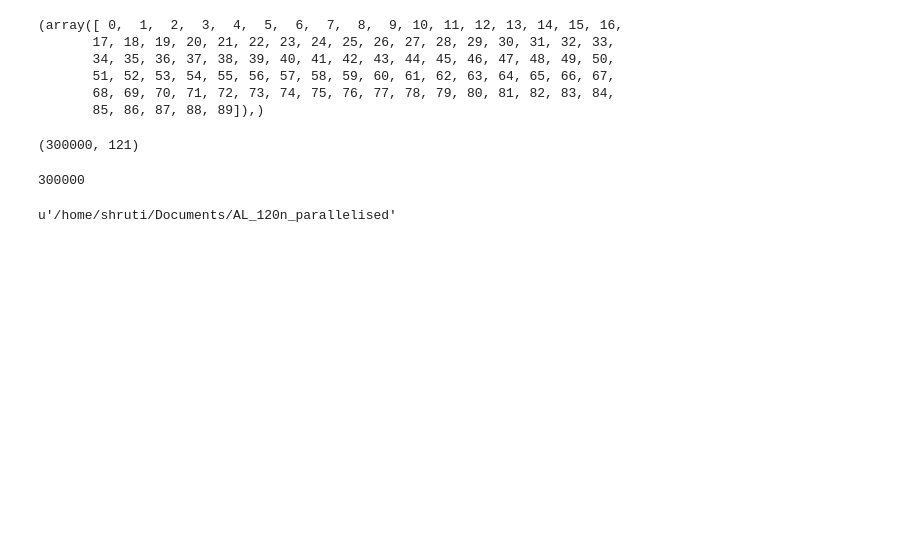
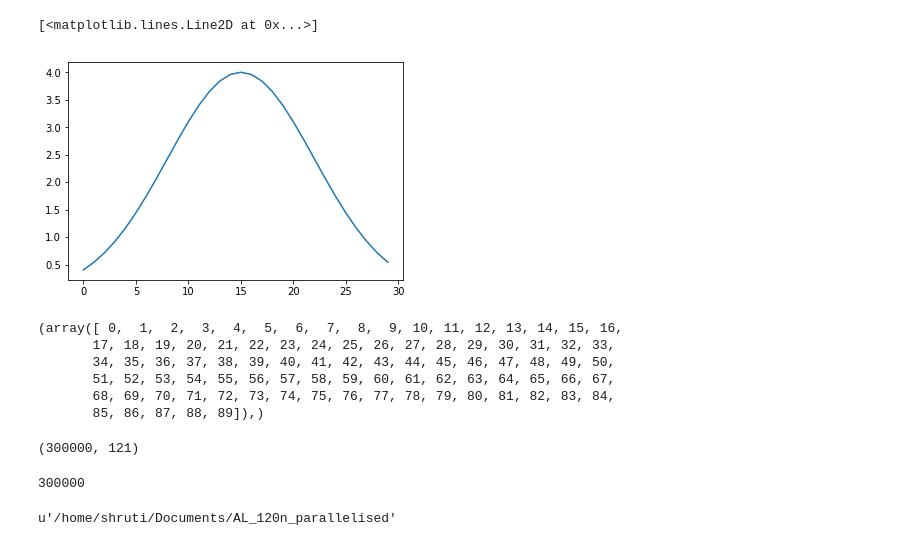
Before and after one commit to ShrutiJoshi18/HH-model-AL, a Jupyter notebook: Network generation.ipynb, the cells around one changed output. Drawn from its saved outputs; the diff is of its cells as text; code cells hidden in the pictures; blank space fills up the shorter version.

```diff
--- a/Network generation.ipynb
+++ b/Network generation.ipynb
@@ -202,3 +321,8 @@ I_ext_LN[I_ext_indices_LN] = params['spreadcurrent_LN']*abs(np.random.randn(numb
+# %%
+pl.plot(I_ext_LN)
+# %% [output]
+[<matplotlib.lines.Line2D at 0x...>]
+[figure, added]
 # %%
 print np.nonzero(I_ext_PN)
 # %% [output]
```
Also changed, not shown: parts of 22 cells of this notebook, 8 other files.
